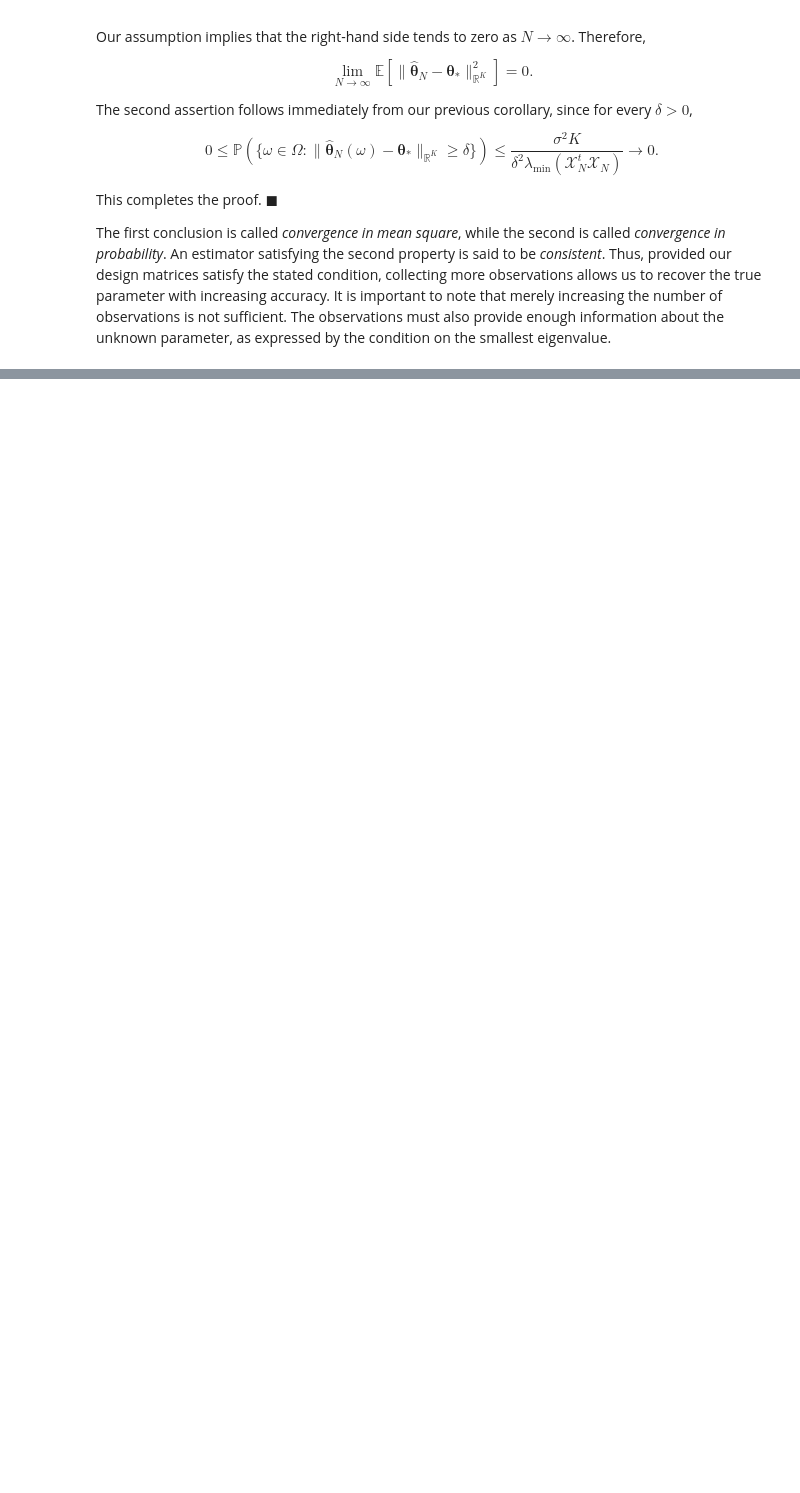
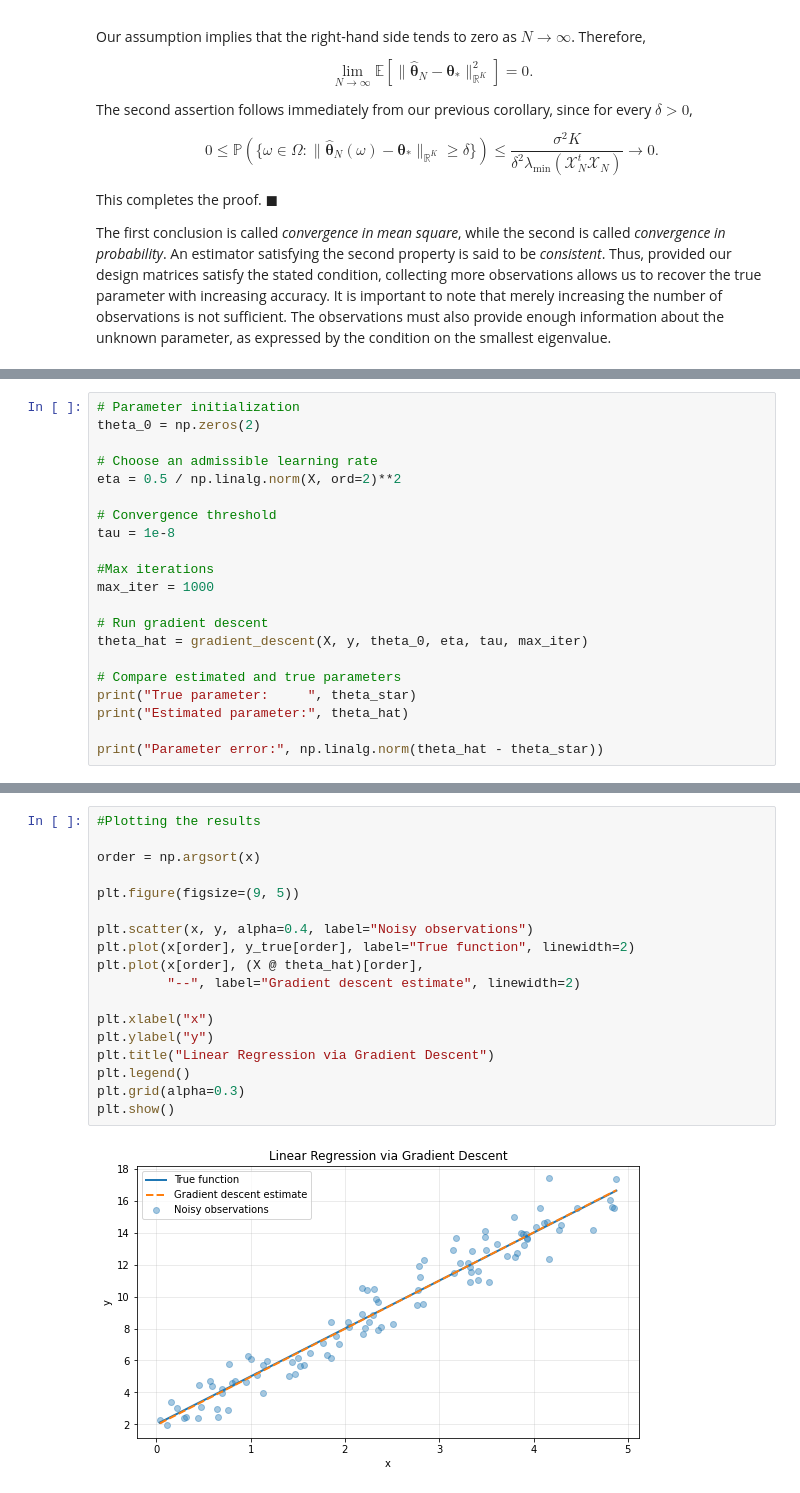
Before and after one commit to ncutrona/Machine-Learning-Resources, a Jupyter notebook: regression.ipynb, the cells around one changed output, grey strips where cells are left out. Saved outputs shown, nothing was run; the diff lists cells and outputs as text; blank space fills up the shorter version.

Commit message:
Final Version of Regression Module

```diff
--- a/regression.ipynb
+++ b/regression.ipynb
@@ -1360,0 +1505,21 @@ Therefore, unless $\mathbf{\theta}_*\in\text{Ker}(\mathcal{X})^\perp$, the minim
+# %%
+# Parameter initialization
+theta_0 = np.zeros(2)
+
+# Choose an admissible learning rate
+eta = 0.5 / np.linalg.norm(X, ord=2)**2
+
+# Convergence threshold
+tau = 1e-8
+
+#Max iterations
+max_iter = 1000
+
+# Run gradient descent
+theta_hat = gradient_descent(X, y, theta_0, eta, tau, max_iter)
+
+# Compare estimated and true parameters
+print("True parameter:     ", theta_star)
+print("Estimated parameter:", theta_hat)
+
+print("Parameter error:", np.linalg.norm(theta_hat - theta_star))
@@ -1360,0 +1543,20 @@ Therefore, unless $\mathbf{\theta}_*\in\text{Ker}(\mathcal{X})^\perp$, the minim
+# %%
+#Plotting the results
+
+order = np.argsort(x)
+
+plt.figure(figsize=(9, 5))
+
+plt.scatter(x, y, alpha=0.4, label="Noisy observations")
+plt.plot(x[order], y_true[order], label="True function", linewidth=2)
+plt.plot(x[order], (X @ theta_hat)[order],
+         "--", label="Gradient descent estimate", linewidth=2)
+
+plt.xlabel("x")
+plt.ylabel("y")
+plt.title("Linear Regression via Gradient Descent")
+plt.legend()
+plt.grid(alpha=0.3)
+plt.show()
+# %% [output]
+[figure, added]
```
Also changed, not shown: parts of 13 cells of this notebook.
